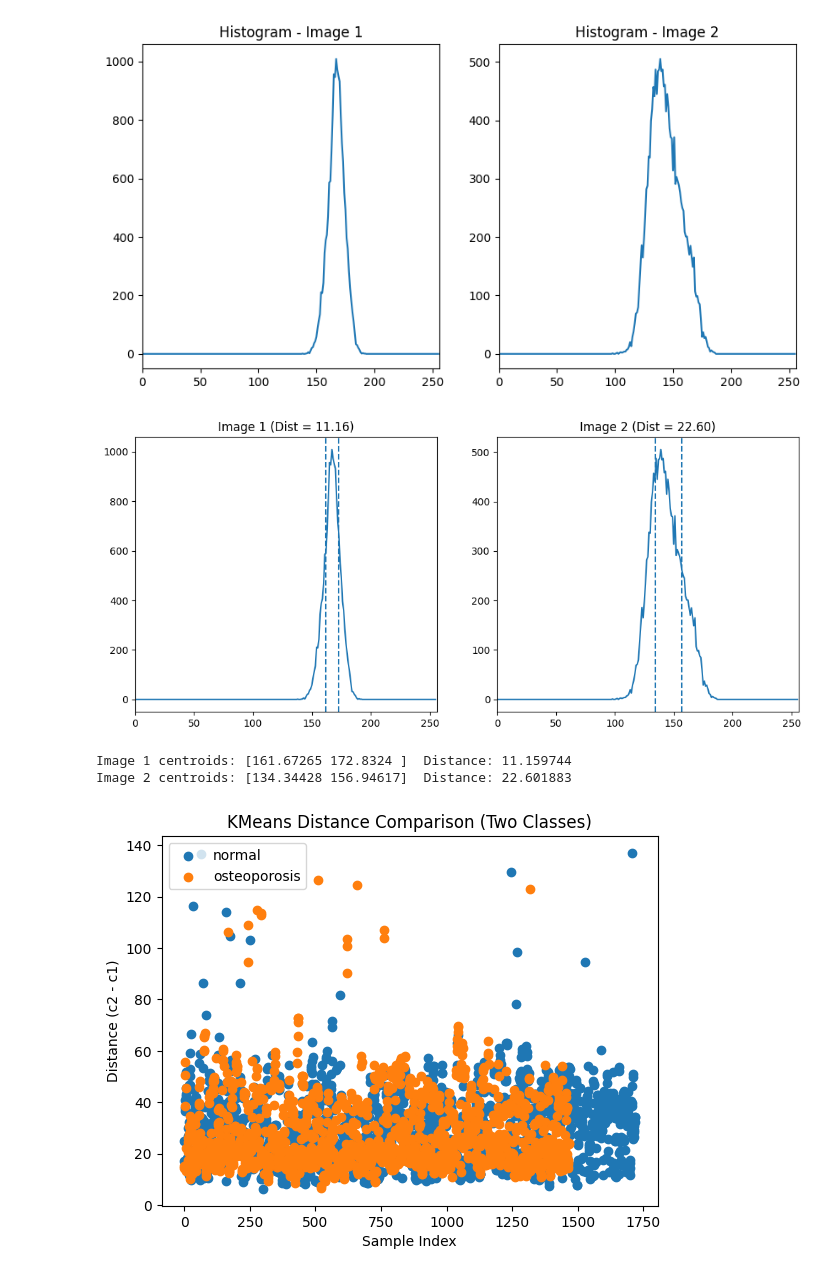
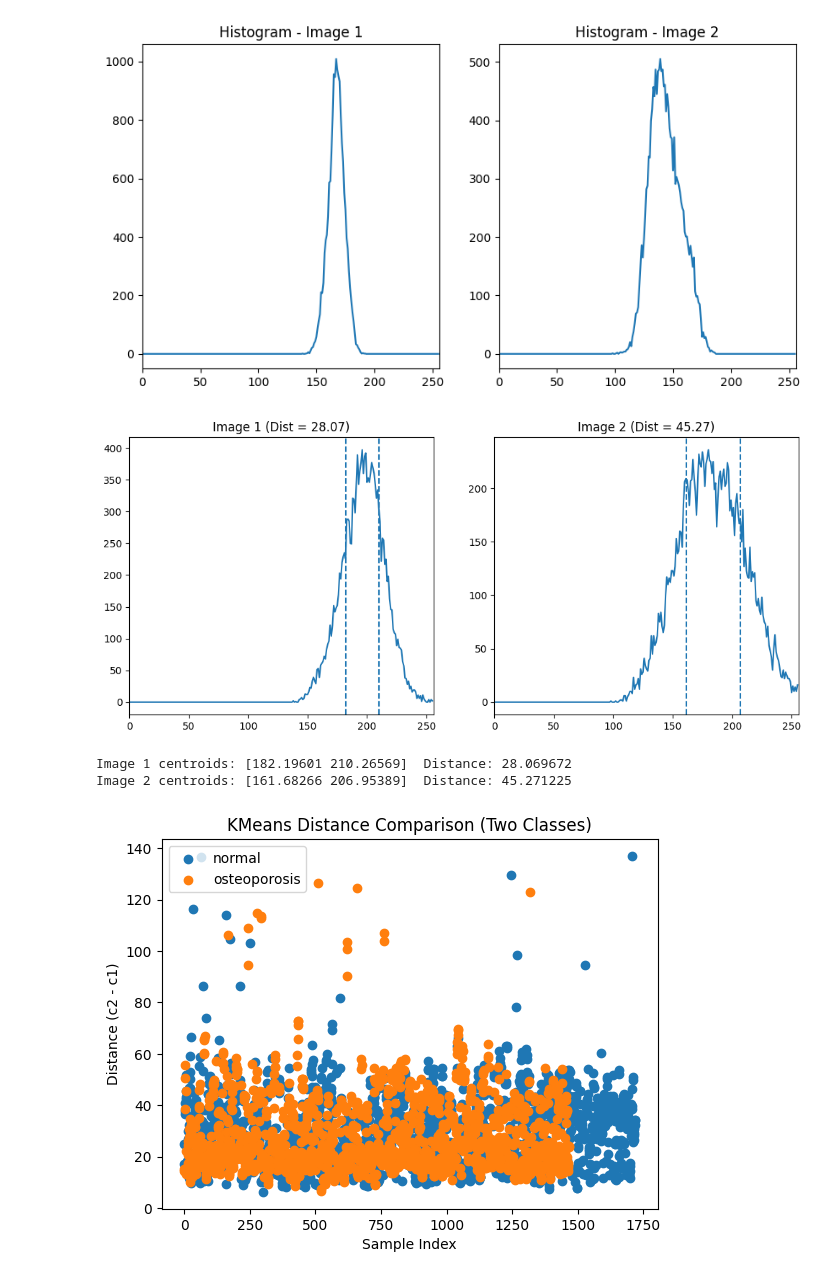
Before and after one commit to Shyam414/research, a Jupyter notebook: main.ipynb, the cells around one changed output. Saved outputs shown, nothing was run; the diff lists cells and outputs as text; code cells hidden in the pictures.

```diff
--- a/main.ipynb
+++ b/main.ipynb
@@ -185,8 +185,8 @@ import numpy as np
 import matplotlib.pyplot as plt
 
 # Load images (grayscale)
-img1 = cv2.imread('53.jpg', cv2.IMREAD_GRAYSCALE)
-img2 = cv2.imread('145.jpg', cv2.IMREAD_GRAYSCALE)
+img1 = cv2.imread('output1.jpg', cv2.IMREAD_GRAYSCALE)
+img2 = cv2.imread('output2.jpg', cv2.IMREAD_GRAYSCALE)
 
 # Compute histograms
 hist1 = cv2.calcHist([img1], [0], None, [256], [0, 256]).flatten()
@@ -213,36 +213,36 @@ centers2 = apply_kmeans(hist2)
 # Distance within each histogram
 dist1 = abs(centers1[1] - centers1[0])
 dist2 = abs(centers2[1] - centers2[0])
 
 # ------------------ PLOTTING ------------------
 
 plt.figure(figsize=(12,5))
 
 # Image 1
 plt.subplot(1,2,1)
 plt.title(f"Image 1 (Dist = {dist1:.2f})")
 plt.plot(hist1)
 for c in centers1:
     plt.axvline(x=c, linestyle='--')
 plt.xlim([0,256])
 
 # Image 2
 plt.subplot(1,2,2)
 plt.title(f"Image 2 (Dist = {dist2:.2f})")
 plt.plot(hist2)
 for c in centers2:
     plt.axvline(x=c, linestyle='--')
 plt.xlim([0,256])
 
 plt.show()
 
 # Print results
 print("Image 1 centroids:", centers1, " Distance:", dist1)
 print("Image 2 centroids:", centers2, " Distance:", dist2)
 # %% [output]
-[figure, old version]
+[figure, new version]
-Image 1 centroids: [161.67265 172.8324 ]  Distance: 11.159744
-Image 2 centroids: [134.34428 156.94617]  Distance: 22.601883
+Image 1 centroids: [182.19601 210.26569]  Distance: 28.069672
+Image 2 centroids: [161.68266 206.95389]  Distance: 45.271225
 # %%
 import pandas as pd
 import matplotlib.pyplot as plt
```
Also changed, not shown: 7 other files.
